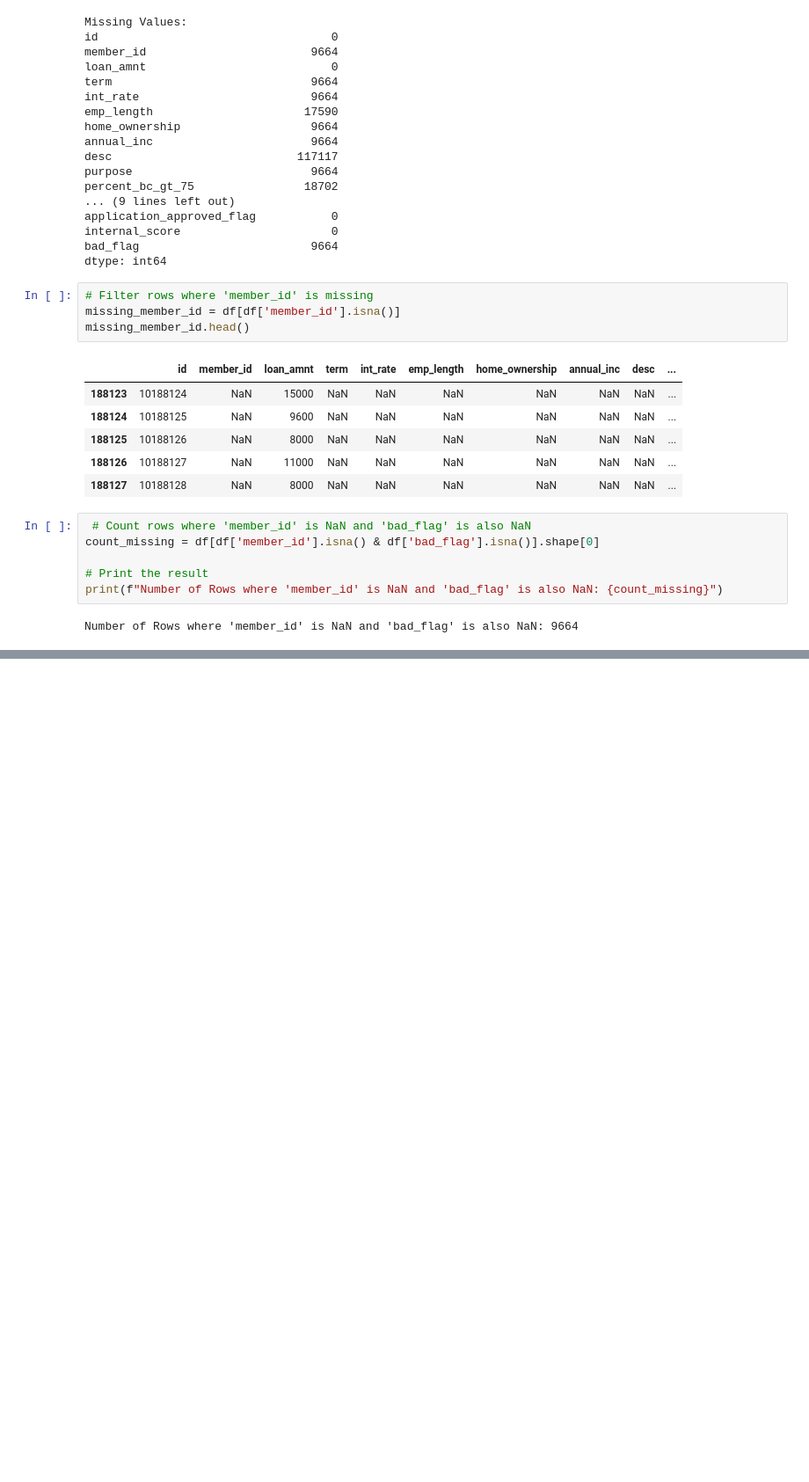
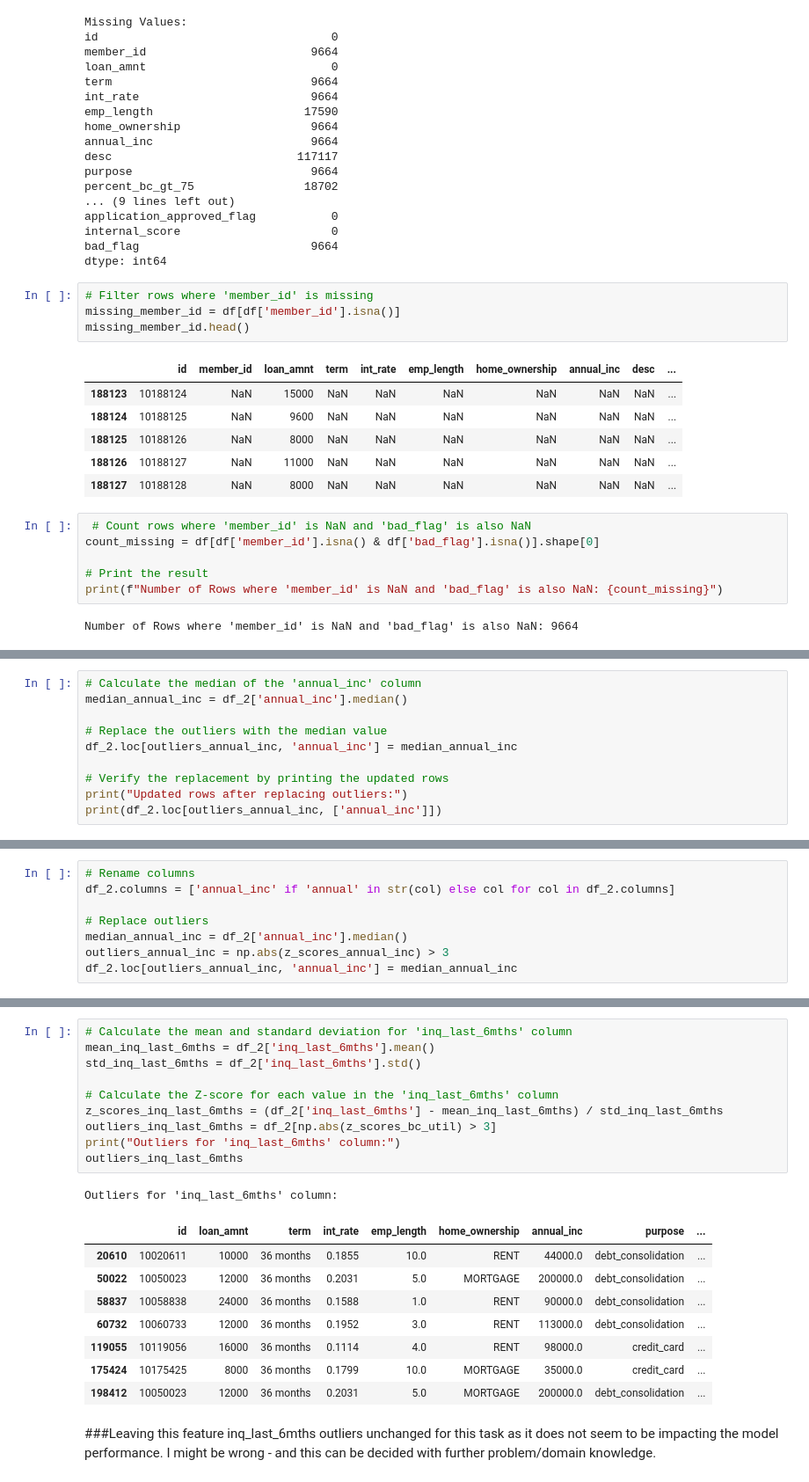
Before and after one commit to swatipadhee/Loan, a Jupyter notebook: EDA.ipynb, the cells around one changed output, grey strips where cells are left out. Shown at 88% size. Cells and saved outputs as stored; diff of their text form; blank space fills up the shorter version.

```diff
--- a/EDA.ipynb
+++ b/EDA.ipynb
@@ -221,0 +483,10 @@ Modified DataFrame (after deletion):
+# %%
+# Calculate the median of the 'annual_inc' column
+median_annual_inc = df_2['annual_inc'].median()
+
+# Replace the outliers with the median value
+df_2.loc[outliers_annual_inc, 'annual_inc'] = median_annual_inc
+
+# Verify the replacement by printing the updated rows
+print("Updated rows after replacing outliers:")
+print(df_2.loc[outliers_annual_inc, ['annual_inc']])
@@ -221,0 +505,8 @@ Modified DataFrame (after deletion):
+# %%
+# Rename columns
+df_2.columns = ['annual_inc' if 'annual' in str(col) else col for col in df_2.columns]
+
+# Replace outliers
+median_annual_inc = df_2['annual_inc'].median()
+outliers_annual_inc = np.abs(z_scores_annual_inc) > 3
+df_2.loc[outliers_annual_inc, 'annual_inc'] = median_annual_inc
@@ -221,0 +534,22 @@ Modified DataFrame (after deletion):
+# %%
+# Calculate the mean and standard deviation for 'inq_last_6mths' column
+mean_inq_last_6mths = df_2['inq_last_6mths'].mean()
+std_inq_last_6mths = df_2['inq_last_6mths'].std()
+
+# Calculate the Z-score for each value in the 'inq_last_6mths' column
+z_scores_inq_last_6mths = (df_2['inq_last_6mths'] - mean_inq_last_6mths) / std_inq_last_6mths
+outliers_inq_last_6mths = df_2[np.abs(z_scores_bc_util) > 3]
+print("Outliers for 'inq_last_6mths' column:")
+outliers_inq_last_6mths
+# %% [output]
+Outliers for 'inq_last_6mths' column:
+|  | id | loan_amnt | term | int_rate | emp_length | home_ownership | annual_inc | purpose | ... |
+| 20610 | 10020611 | 10000 | 36 months | 0.1855 | 10.0 | RENT | 44000.0 | debt_consolidation | ... |
+| 50022 | 10050023 | 12000 | 36 months | 0.2031 | 5.0 | MORTGAGE | 200000.0 | debt_consolidation | ... |
+| 58837 | 10058838 | 24000 | 36 months | 0.1588 | 1.0 | RENT | 90000.0 | debt_consolidation | ... |
+| 60732 | 10060733 | 12000 | 36 months | 0.1952 | 3.0 | RENT | 113000.0 | debt_consolidation | ... |
+| 119055 | 10119056 | 16000 | 36 months | 0.1114 | 4.0 | RENT | 98000.0 | credit_card | ... |
+| 175424 | 10175425 | 8000 | 36 months | 0.1799 | 10.0 | MORTGAGE | 35000.0 | credit_card | ... |
+| 198412 | 10050023 | 12000 | 36 months | 0.2031 | 5.0 | MORTGAGE | 200000.0 | debt_consolidation | ... |
+# %% [markdown]
+###Leaving this feature inq_last_6mths outliers unchanged for this task as it does not seem to be impacting the model performance. I might be wrong - and this can be decided with further problem/domain knowledge.
```
Also changed, not shown: parts of 23 cells of this notebook.
